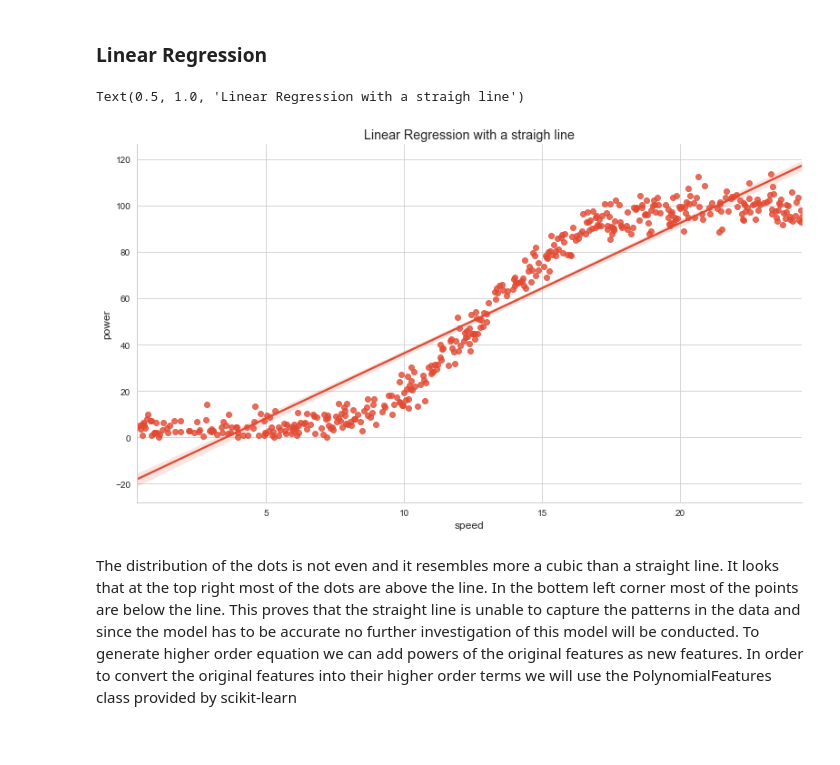
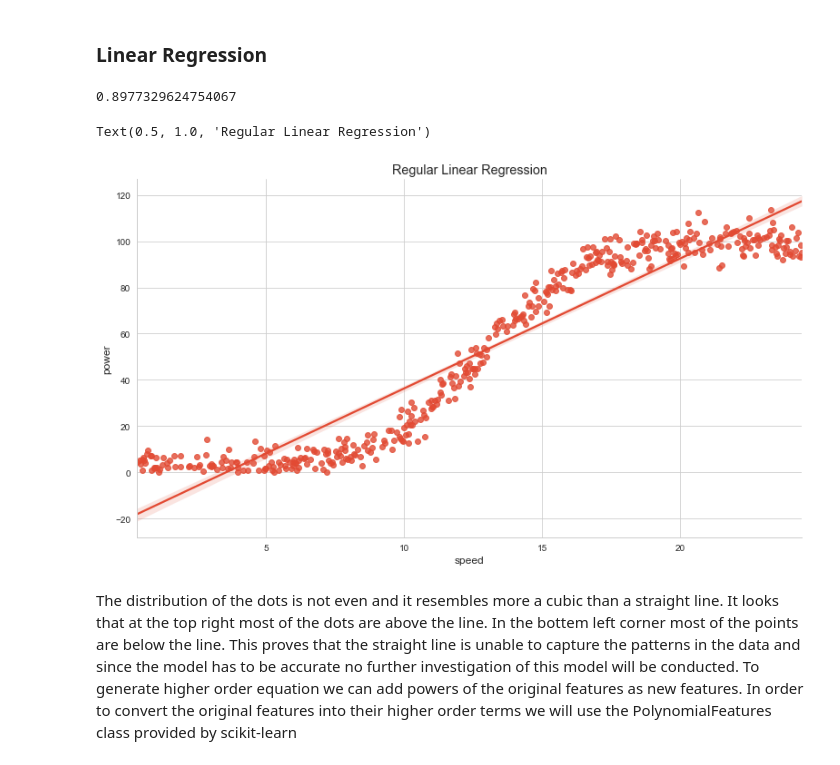
Before and after one commit to KatarzynaConnell/MachineLearn_Project2020, a Jupyter notebook: MachineLearn_Project2020.ipynb, the cells around one changed output. Saved outputs shown, nothing was run; the diff lists cells and outputs as text; code cells hidden in the pictures.

Commit message:
code to evaluate model on training data added

```diff
--- a/MachineLearn_Project2020.ipynb
+++ b/MachineLearn_Project2020.ipynb
@@ -204,15 +207,39 @@ Notes:
 Once the outliers have been removed I have rerun OLS Regression Result and the R-squared is at 0.898 which indicate strong enough correlation between the inscrease in the wind with the increase in the power and suggests that regression model would be the right choice. Let's check the linear function to visually asses its suitability.
 # %% [markdown]
 ### Linear Regression
+# %%
+# Train test split
+nx_train, nx_test, ny_train, ny_test = train_test_split(newdf.speed, newdf.power, test_size = 0.5, random_state=1)
+
+# Convert to numpy arrays and reshape
+reg_speed_train = nx_train.to_numpy().reshape(-1, 1)
+reg_power_train = ny_train.to_numpy().reshape(-1, 1)
+reg_speed_test  = nx_test.to_numpy().reshape(-1, 1)
+reg_power_test = ny_test.to_numpy().reshape(-1, 1)
+
+
+# Create model
+reg_model = LinearRegression()
+
+# Fit model
+reg_model.fit(reg_speed_train, reg_power_train)
+
+# Calculate R-squared value
+score_newdf = reg_model.score(reg_speed_test, reg_power_test)
+
+# Print score
+print(score_newdf)
+# %% [output]
+0.8977329624754067
 # %%
 # visualize the dots with the straight line
 sns.set_style("whitegrid")
 
 sns.lmplot(x='speed', y='power', data=newdf, height=6, aspect=1.8, fit_reg=True);
-plt.title('Linear Regression with a straigh line')
+plt.title('Regular Linear Regression')
 # %% [output]
-Text(0.5, 1.0, 'Linear Regression with a straigh line')
+Text(0.5, 1.0, 'Regular Linear Regression')
-[figure, old version]
+[figure, new version]
 # %% [markdown]
 The distribution of the dots is not even and it resembles more a cubic than a straight line. It looks that at the top right most of the dots are above the line. In the bottem left corner most of the points are below the line. This proves that the straight line is unable to capture the patterns in the data and since the model has to be accurate no further investigation of this model will be conducted.
 To generate higher order equation we can add powers of the original features as new features. In order to convert the original features into their higher order terms we will use the PolynomialFeatures class provided by scikit-learn
```
Also changed, not shown: parts of 8 cells of this notebook, 3 other files.
